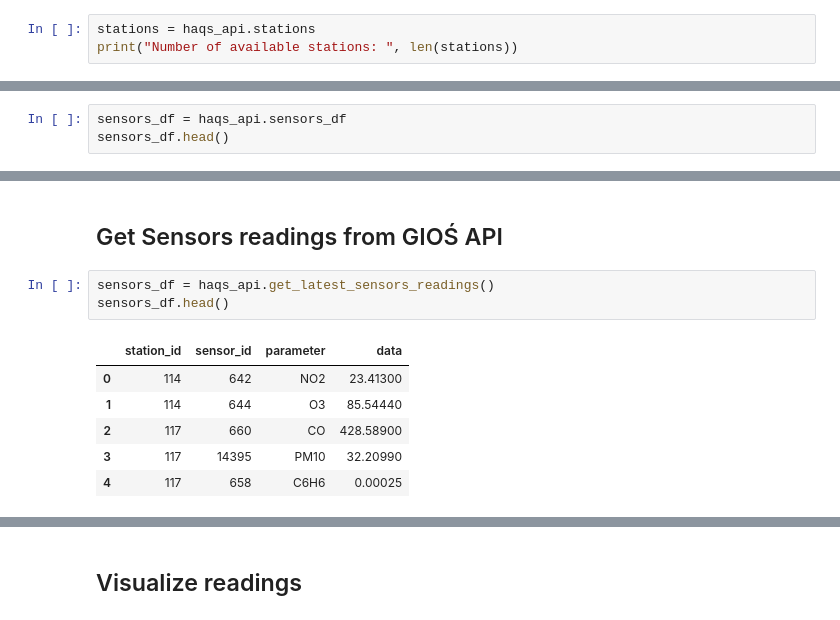
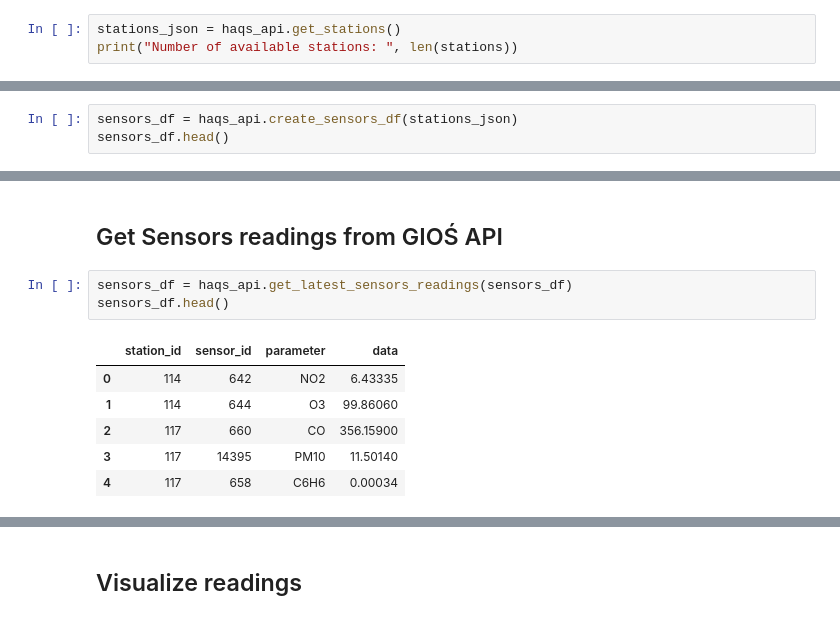
Before and after one commit to lukaszKielar/Home-Air-Quality-Station, a Jupyter notebook: python/GIOS_readings.ipynb, the cells around one changed output, grey strips where cells are left out. Drawn from its saved outputs; the diff is of its cells as text.

```diff
--- a/python/GIOS_readings.ipynb
+++ b/python/GIOS_readings.ipynb
@@ -44,6 +20,6 @@ NoneType = type(None)
 # %% [markdown]
 ## Get Stations from GIOŚ API
 # %%
-stations = haqs_api.stations
+stations_json = haqs_api.get_stations()
 print("Number of available stations: ", len(stations))
 # %% [output]
@@ -67,7 +43,7 @@ haqs_api.create_stations_map()
 # %% [markdown]
 ## Get list of Sensors for each Station
 # %%
-sensors_df = haqs_api.sensors_df
+sensors_df = haqs_api.create_sensors_df(stations_json)
 sensors_df.head()
 # %% [output]
 |  | station_id | sensor_id | parameter |
@@ -79,13 +55,13 @@ sensors_df.head()
 # %% [markdown]
 ## Get Sensors readings from GIOŚ API
 # %%
-sensors_df = haqs_api.get_latest_sensors_readings()
+sensors_df = haqs_api.get_latest_sensors_readings(sensors_df)
 sensors_df.head()
 # %% [output]
 |  | station_id | sensor_id | parameter | data |
-| 0 | 114 | 642 | NO2 | 23.41300 |
-| 1 | 114 | 644 | O3 | 85.54440 |
-| 2 | 117 | 660 | CO | 428.58900 |
-| 3 | 117 | 14395 | PM10 | 32.20990 |
-| 4 | 117 | 658 | C6H6 | 0.00025 |
+| 0 | 114 | 642 | NO2 | 6.43335 |
+| 1 | 114 | 644 | O3 | 99.86060 |
+| 2 | 117 | 660 | CO | 356.15900 |
+| 3 | 117 | 14395 | PM10 | 11.50140 |
+| 4 | 117 | 658 | C6H6 | 0.00034 |
 # %%
```
Also changed, not shown: parts of 29 cells of this notebook, 1 other file.
